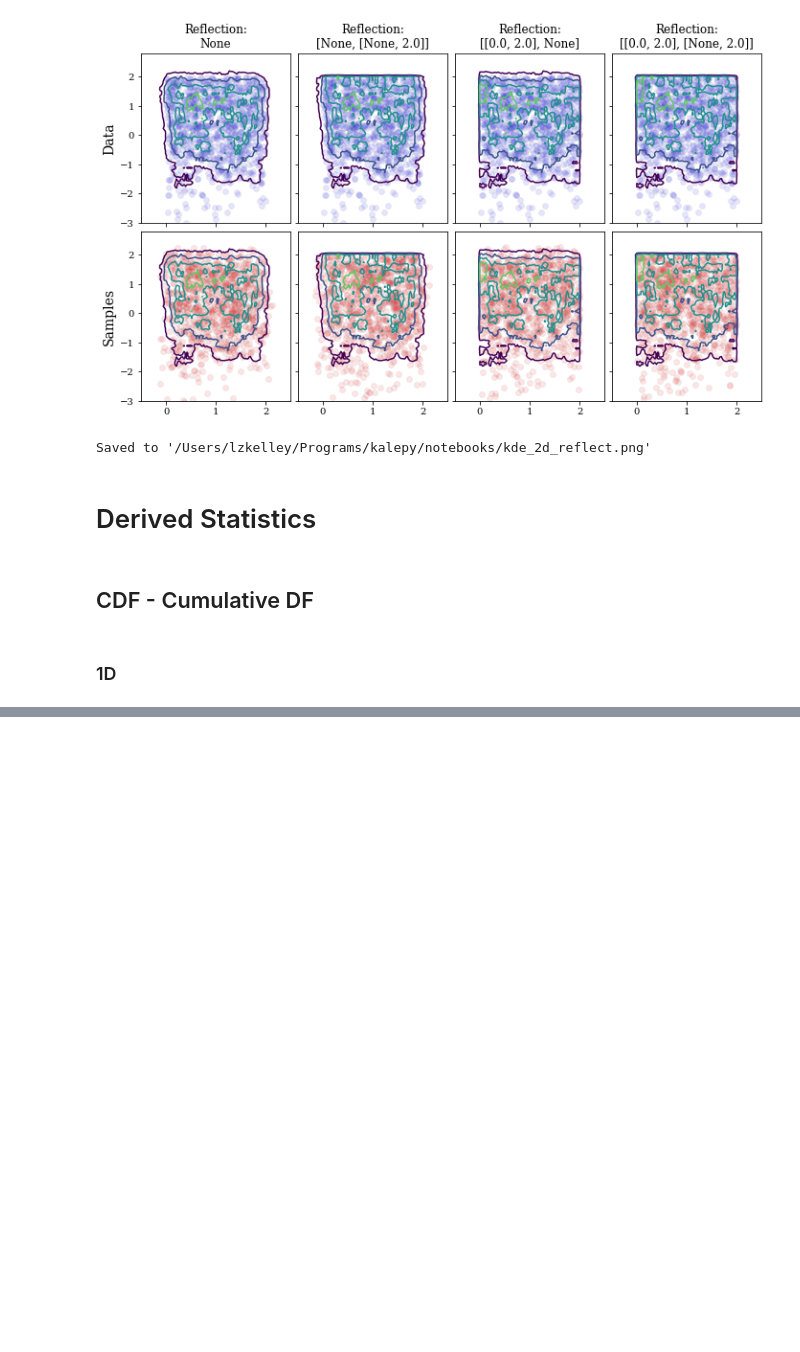
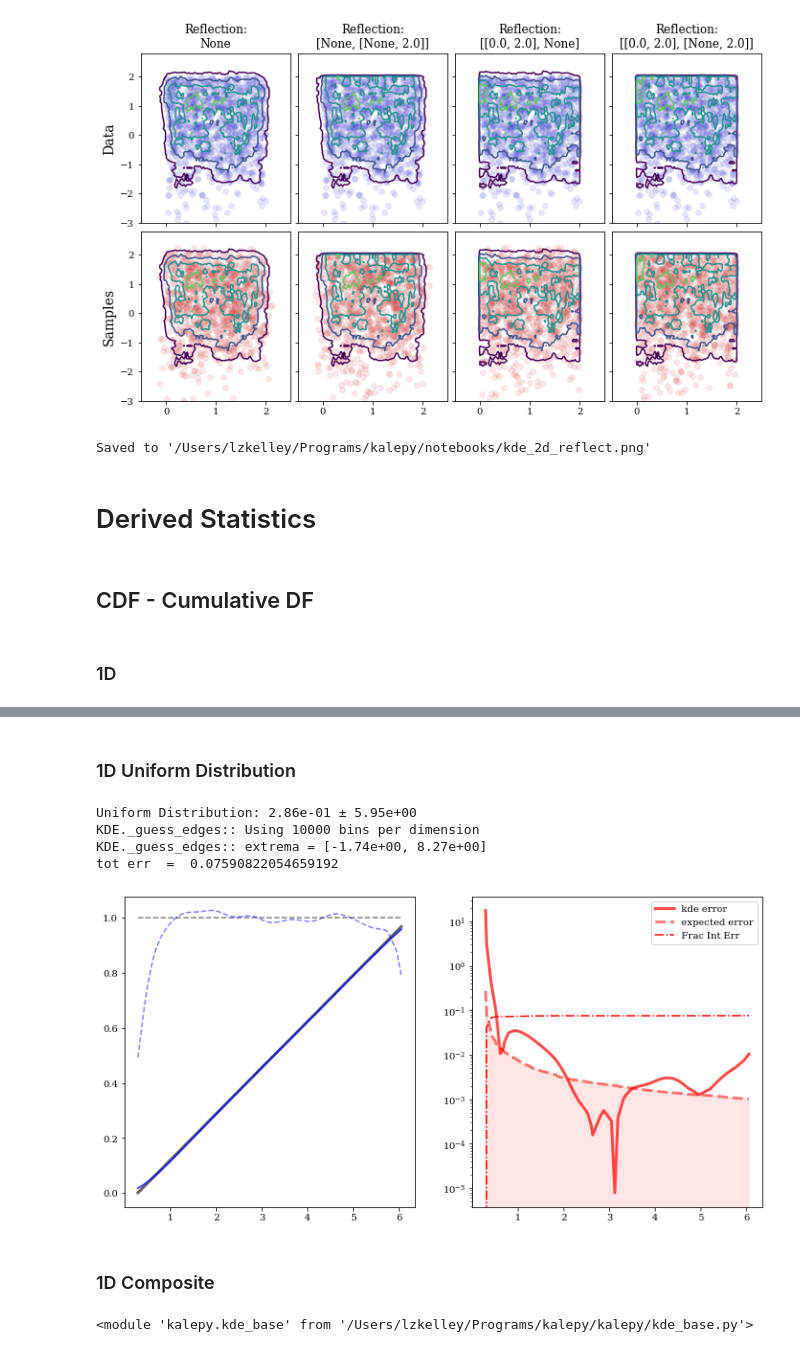
Before and after one commit to lzkelley/kalepy, a Jupyter notebook: notebooks/kde.ipynb, the cells around one changed output, grey strips where cells are left out. Drawn from its saved outputs; the diff is of its cells as text; code cells hidden in the pictures; blank space fills up the shorter version.

```diff
--- a/notebooks/kde.ipynb
+++ b/notebooks/kde.ipynb
@@ -949,0 +851,33 @@ nbshow()
+# %% [markdown]
+### 1D Uniform Distribution
+# %%
+NUM_POINTS = 1e4
+NUM_PDF = 1e2
+
+# Construct random values
+ave, std = 10**np.random.uniform(-1, 1, 2)
+print("Uniform Distribution: {:.2e} ± {:.2e}".format(ave, std))
+# Choose random samples
+samples = np.random.uniform(ave, ave+std, size=int(NUM_POINTS))
+# Choose test-points (x-axis values)
+xx = sorted(np.random.uniform(samples.min(), samples.max(), int(NUM_PDF)))
+# Find the "true" CDF
+tru_cdf = sp.stats.uniform.cdf(xx, ave, std)
+tru_pdf = sp.stats.uniform.pdf(xx, ave, std)
+
+# Perform Test
+fig = test_1d_samples_cdf(samples, xx, tru_cdf, tru_pdf)
+nbshow()
+# %% [output]
+Uniform Distribution: 2.86e-01 ± 5.95e+00
+KDE._guess_edges:: Using 10000 bins per dimension
+KDE._guess_edges:: extrema = [-1.74e+00, 8.27e+00]
+tot err  =  0.07590822054659192
+[figure, added]
+# %% [markdown]
+### 1D Composite
+# %%
+reload(kale)
+reload(kale.kde_base)
+# %% [output]
+<module 'kalepy.kde_base' from '/Users/lzkelley/Programs/kalepy/kalepy/kde_base.py'>
```
Also changed, not shown: parts of 10 cells of this notebook, 7 other files.
